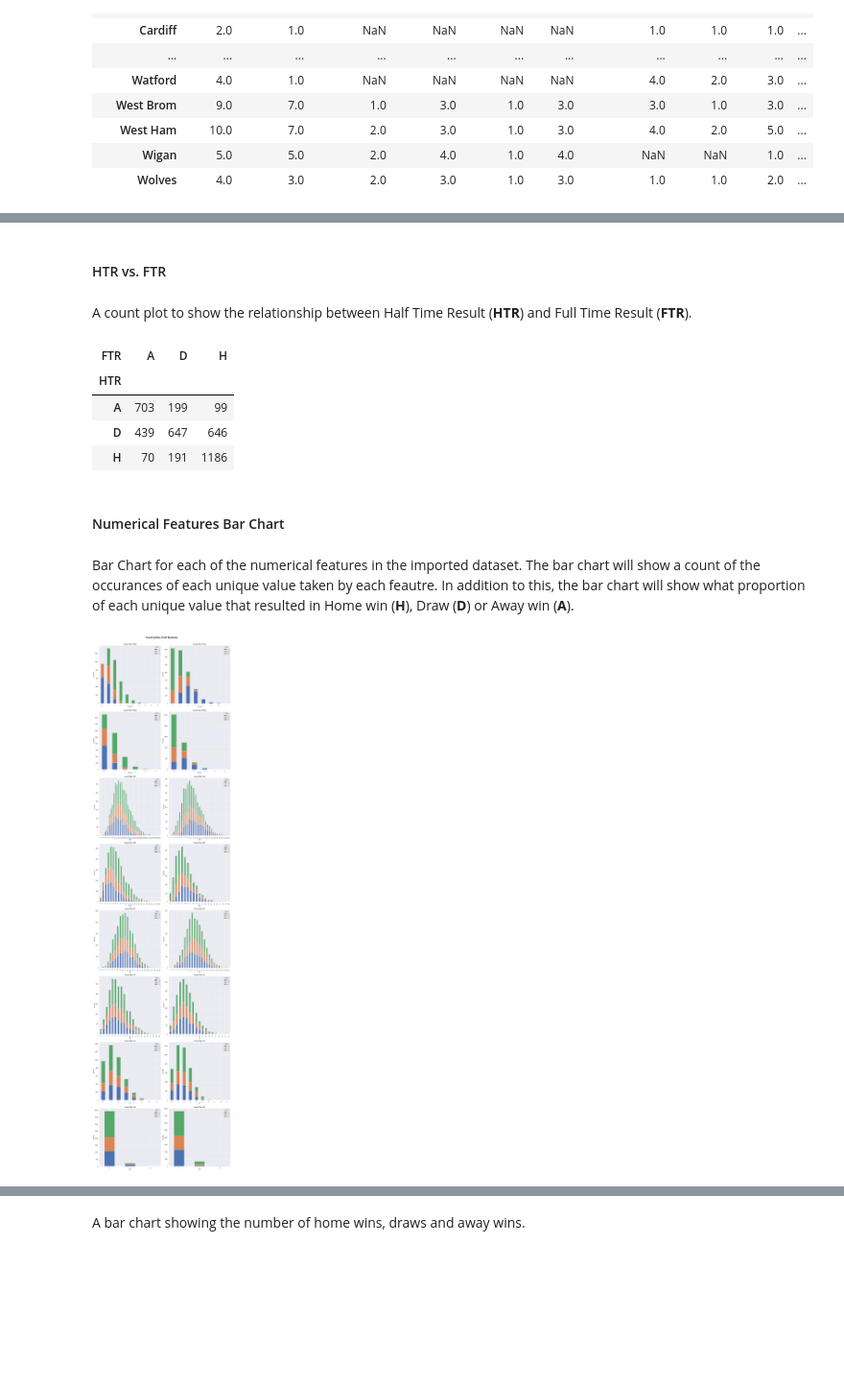
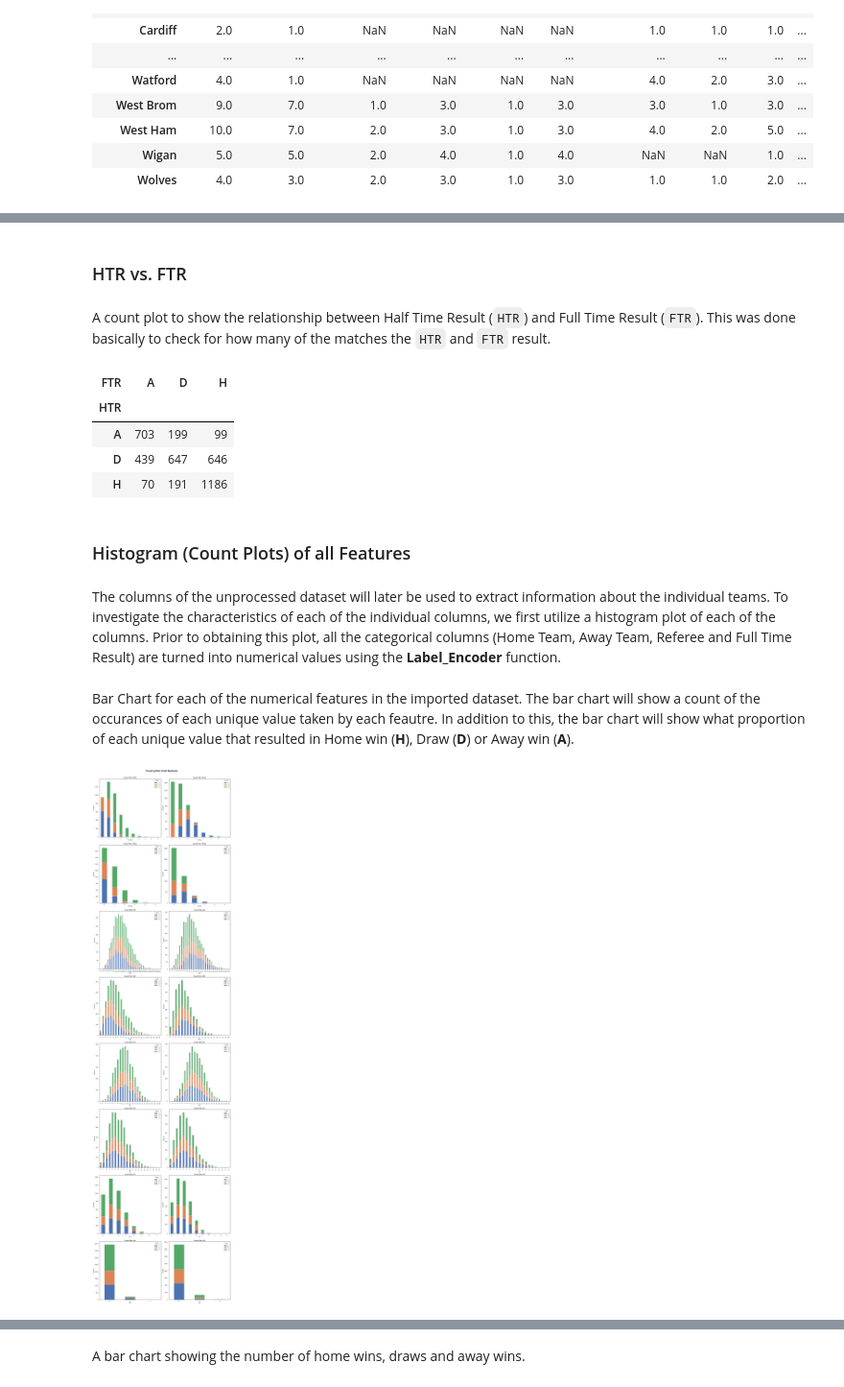
Before and after one commit to arundathi-shanthini/Beat-the-Bookie, a Jupyter notebook: Code/Beat The Bookie.ipynb, the cells around one changed output, grey strips where cells are left out. Shown at 96% size. Cells and saved outputs as stored; diff of their text form; code cells hidden in the pictures; blank space fills up the shorter version.

```diff
--- a/Code/Beat The Bookie.ipynb
+++ b/Code/Beat The Bookie.ipynb
@@ -38,7 +38,7 @@ warnings.filterwarnings("ignore")
 ### Default Figure Settings
 # %%
 # Set plot properties
-mpl.rcParams['axes.titlesize'] = 18
+mpl.rcParams['axes.titlesize'] = 20
 mpl.rcParams['axes.labelsize'] = 16
 mpl.rcParams['axes.titleweight']='bold'
 mpl.rcParams['axes.labelweight']='normal'
@@ -70,6 +70,7 @@ data=pd.read_csv('Data/epl-training.csv')
 
 # Dropping the trailing columns
 data.dropna(axis=1, how='all',inplace=True)
+data['Date']=pd.to_datetime(data['Date'], format='%d/%m/%Y')
 data.drop([column for column in data.columns if 'Unnamed' in column], axis = 1, inplace=True)
-data.shape
+print("Shape of the table (rows, columns): ", data.shape)
 # %% [output]
@@ -131,0 +198,7 @@ get_pivot_column_vs_column_count(data,'HomeTeam','AwayTeam')
+# %%
+data.HomeTeam.value_counts().plot(kind='bar', figsize=(10,5))
+plt.title('Number of teams by matches',fontsize=18, fontweight='bold')
+plt.ylabel('Number of matches',fontsize=16, fontweight='bold')
+plt.xlabel('Team Name',fontsize=16, fontweight='bold')
+sns.set_style("white")
+plt.show()
@@ -132,7 +207,7 @@ get_pivot_column_vs_column_count(data,'HomeTeam','AwayTeam')
 # %% [markdown]
-#### HTR vs. FTR
+### HTR vs. FTR
 # %% [markdown]
-A count plot to show the relationship between Half Time Result (__HTR__) and Full Time Result (__FTR__).
+A count plot to show the relationship between Half Time Result (`HTR`) and Full Time Result (`FTR`). This was done basically to check for how many of the matches the `HTR` and `FTR` result.
 # %%
 get_pivot_column_vs_column_count(data,'HTR','FTR')
 # %% [output]
@@ -141,24 +216,27 @@ get_pivot_column_vs_column_count(data,'HTR','FTR')
 | A | 703 | 199 | 99 |
 | D | 439 | 647 | 646 |
 | H | 70 | 191 | 1186 |
-# %% [markdown]
-#### Numerical Features Bar Chart
+# %% [markdown]
+###  Histogram (Count Plots) of all Features
+# %% [markdown]
+The columns of the unprocessed dataset will later be used to extract information about the individual teams. To investigate the characteristics of each of the individual columns, we first utilize a histogram plot of each of the columns. Prior to obtaining this plot, all the categorical columns (Home Team, Away Team, Referee and Full Time Result) are turned into numerical values using the __Label_Encoder__ function.
 # %% [markdown]
 Bar Chart for each of the numerical features in the imported dataset. The bar chart will show a count of the occurances of each unique value taken by each feautre. In addition to this, the bar chart will show what proportion of each unique value that resulted in Home win (__H__), Draw (__D__) or Away win (__A__).
 # %%
 # Save the column names of numerical features as a list
 num_col_list=[x for x in data.columns if x not in ['Date','HomeTeam','AwayTeam','Referee','FTR','HTR']]
 
 # Reshaping array for easier formatting
 num_col_list = np.reshape(num_col_list, (8, 2))
 
 # Call the function get_column_countplot() to plot the count plot of the categorical columns as s ubplots in a figure
 fig, axes = plt.subplots(8,2,figsize=(15,60))
 for i in range(8):
     for j in range(2):
         get_column_countplot(data,num_col_list[i][j], ax=axes[i,j])
 fig.tight_layout(rect=[0, 0.03, 1, 0.97])
 fig.suptitle("Count plots of all features",fontweight='bold',fontsize=20)
+sns.set_style("white")
 plt.show()
 # %% [output]
-[figure, old version]
+[figure, new version]
```
Also changed, not shown: parts of 54 cells of this notebook.
